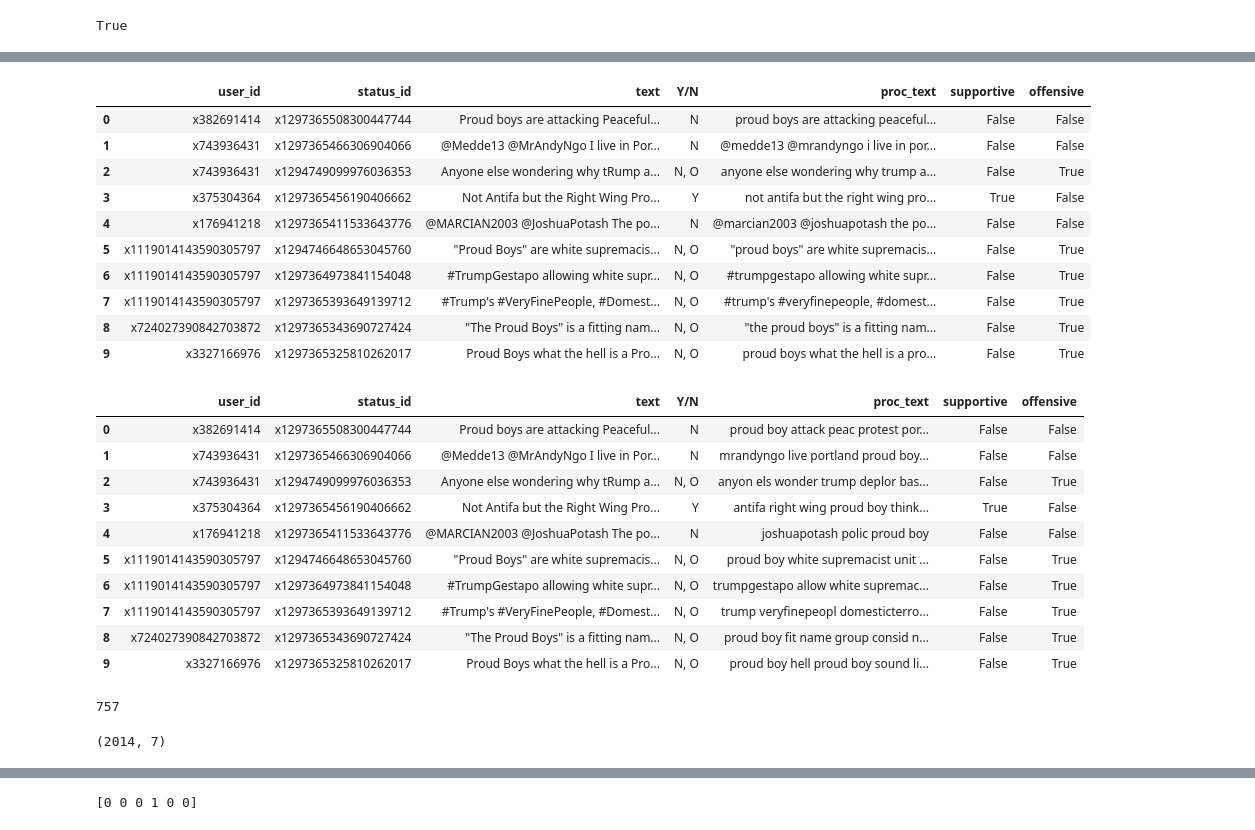
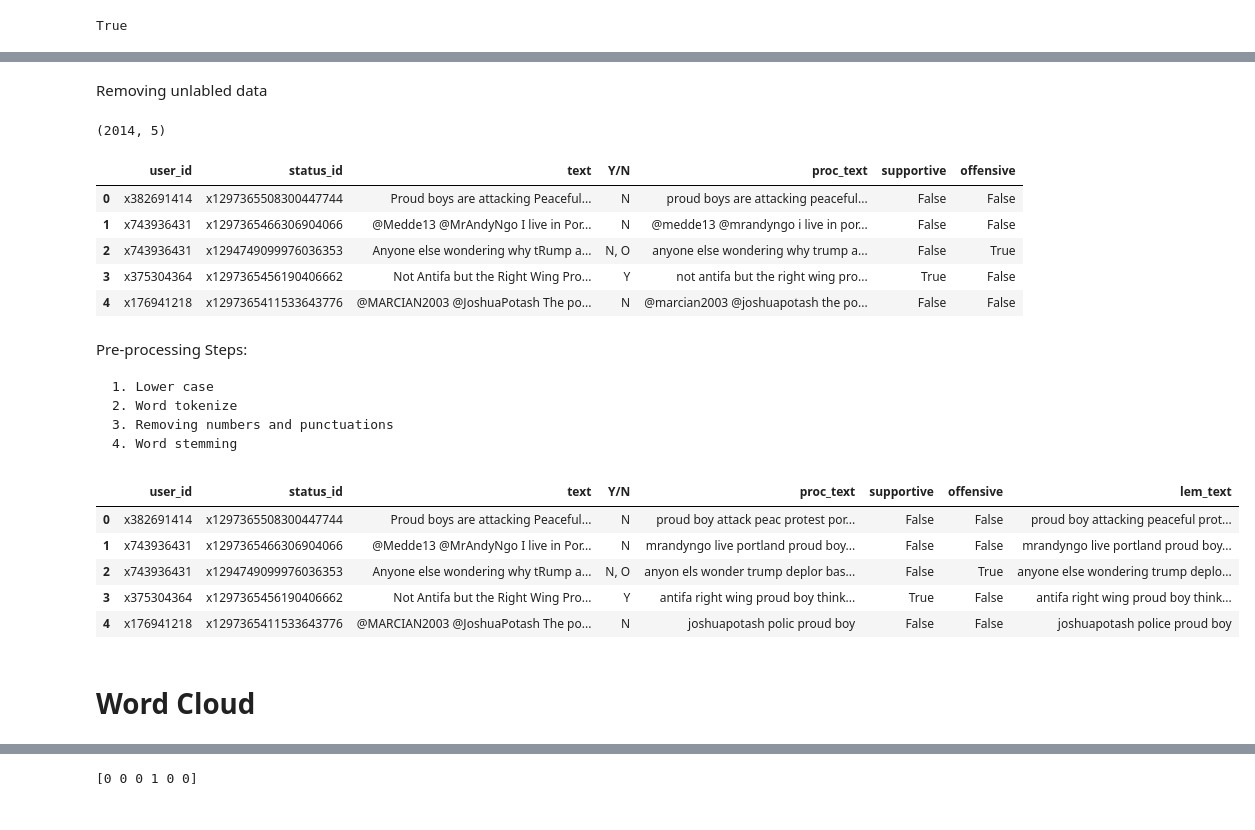
Before and after one commit to fahim0120/SocialMediaMiningProject, a Jupyter notebook: ProudBoys.ipynb, the cells around one changed output, grey strips where cells are left out. Saved outputs shown, nothing was run; the diff lists cells and outputs as text; code cells hidden in the pictures.

Commit message:
Word clouds included. To-Do: Word embedding using keras and Word2Vec.

```diff
--- a/ProudBoys.ipynb
+++ b/ProudBoys.ipynb
@@ -34,10 +26,15 @@ data.head(10)
+# %% [markdown]
+Removing unlabled data
 # %%
 # Remove the unlabeled data
 data = data.dropna(subset=['Y/N'])
+print(data.shape)
+# %% [output]
+(2014, 5)
 # %%
 data['supportive'] = data['Y/N'].str.contains('Y')
 data['offensive'] = data['Y/N'].str.contains('O')
-data.head(10)
+data.head()
 # %% [output]
 |  | user_id | status_id | text | Y/N | proc_text | supportive | offensive |
 | 0 | x382691414 | x1297365508300447744 | Proud boys are attacking Peaceful... | N | proud boys are attacking peaceful... | False | False |
@@ -45,38 +42,32 @@ data.head(10)
 | 2 | x743936431 | x1294749099976036353 | Anyone else wondering why tRump a... | N, O | anyone else wondering why trump a... | False | True |
 | 3 | x375304364 | x1297365456190406662 | Not Antifa but the Right Wing Pro... | Y | not antifa but the right wing pro... | True | False |
 | 4 | x176941218 | x1297365411533643776 | @MARCIAN2003 @JoshuaPotash The po... | N | @marcian2003 @joshuapotash the po... | False | False |
-| 5 | x1119014143590305797 | x1294746648653045760 | "Proud Boys" are white supremacis... | N, O | "proud boys" are white supremacis... | False | True |
-| 6 | x1119014143590305797 | x1297364973841154048 | #TrumpGestapo allowing white supr... | N, O | #trumpgestapo allowing white supr... | False | True |
-| 7 | x1119014143590305797 | x1297365393649139712 | #Trump's #VeryFinePeople, #Domest... | N, O | #trump's #veryfinepeople, #domest... | False | True |
-| 8 | x724027390842703872 | x1297365343690727424 | "The Proud Boys" is a fitting nam... | N, O | "the proud boys" is a fitting nam... | False | True |
-| 9 | x3327166976 | x1297365325810262017 | Proud Boys what the hell is a Pro... | N, O | proud boys what the hell is a pro... | False | True |
+# %% [markdown]
+Pre-processing Steps:
+
+    1. Lower case
+    2. Word tokenize
+    3. Removing numbers and punctuations
+    4. Word stemming
 # %%
 stemmer = PorterStemmer()
+lemmatizer = WordNetLemmatizer()
 
 for idx, row in data.iterrows():
     words = nltk.word_tokenize(row['proc_text'])
+    words = [word for word in words if word.isalpha()]
+    data.loc[idx, 'lem_text'] = ' '.join([lemmatizer.lemmatize(word) for word in words if word not in set(stopwords.words('english'))])
     words = [stemmer.stem(word) for word in words if word not in set(stopwords.words('english'))]
-    words = [word for word in words if word.isalpha()]
     data.loc[idx, 'proc_text'] = ' '.join(words)
 
-data.head(10)
+
+data.head()
 # %% [output]
-|  | user_id | status_id | text | Y/N | proc_text | supportive | offensive |
-| 0 | x382691414 | x1297365508300447744 | Proud boys are attacking Peaceful... | N | proud boy attack peac protest por... | False | False |
-| 1 | x743936431 | x1297365466306904066 | @Medde13 @MrAndyNgo I live in Por... | N | mrandyngo live portland proud boy... | False | False |
-| 2 | x743936431 | x1294749099976036353 | Anyone else wondering why tRump a... | N, O | anyon els wonder trump deplor bas... | False | True |
-| 3 | x375304364 | x1297365456190406662 | Not Antifa but the Right Wing Pro... | Y | antifa right wing proud boy think... | True | False |
-| 4 | x176941218 | x1297365411533643776 | @MARCIAN2003 @JoshuaPotash The po... | N | joshuapotash polic proud boy | False | False |
-| 5 | x1119014143590305797 | x1294746648653045760 | "Proud Boys" are white supremacis... | N, O | proud boy white supremacist unit ... | False | True |
-| 6 | x1119014143590305797 | x1297364973841154048 | #TrumpGestapo allowing white supr... | N, O | trumpgestapo allow white supremac... | False | True |
-| 7 | x1119014143590305797 | x1297365393649139712 | #Trump's #VeryFinePeople, #Domest... | N, O | trump veryfinepeopl domesticterro... | False | True |
-| 8 | x724027390842703872 | x1297365343690727424 | "The Proud Boys" is a fitting nam... | N, O | proud boy fit name group consid n... | False | True |
-| 9 | x3327166976 | x1297365325810262017 | Proud Boys what the hell is a Pro... | N, O | proud boy hell proud boy sound li... | False | True |
+|  | user_id | status_id | text | Y/N | proc_text | supportive | offensive | lem_text |
+| 0 | x382691414 | x1297365508300447744 | Proud boys are attacking Peaceful... | N | proud boy attack peac protest por... | False | False | proud boy attacking peaceful prot... |
+| 1 | x743936431 | x1297365466306904066 | @Medde13 @MrAndyNgo I live in Por... | N | mrandyngo live portland proud boy... | False | False | mrandyngo live portland proud boy... |
+| 2 | x743936431 | x1294749099976036353 | Anyone else wondering why tRump a... | N, O | anyon els wonder trump deplor bas... | False | True | anyone else wondering trump deplo... |
+| 3 | x375304364 | x1297365456190406662 | Not Antifa but the Right Wing Pro... | Y | antifa right wing proud boy think... | True | False | antifa right wing proud boy think... |
+| 4 | x176941218 | x1297365411533643776 | @MARCIAN2003 @JoshuaPotash The po... | N | joshuapotash polic proud boy | False | False | joshuapotash police proud boy |
-# %%
-np.sum(data['supportive'])
-# %% [output]
-757
-# %%
-data.shape
-# %% [output]
-(2014, 7)
+# %% [markdown]
+# Word Cloud
```
Also changed, not shown: parts of 24 cells of this notebook.
